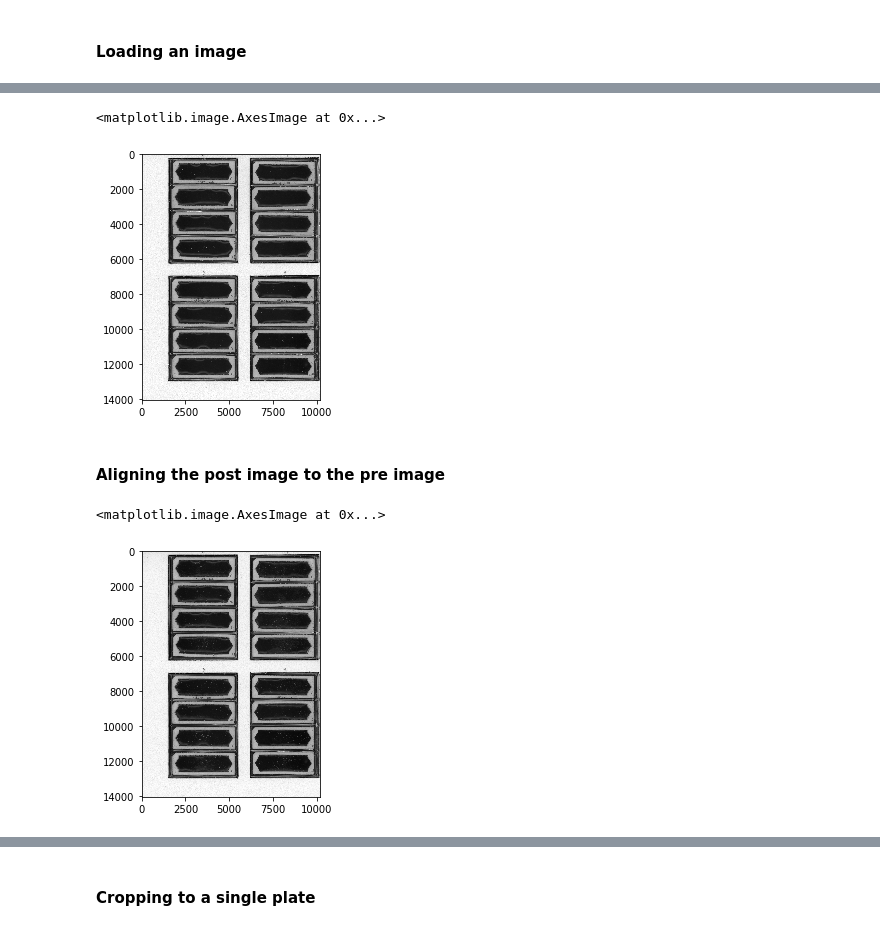
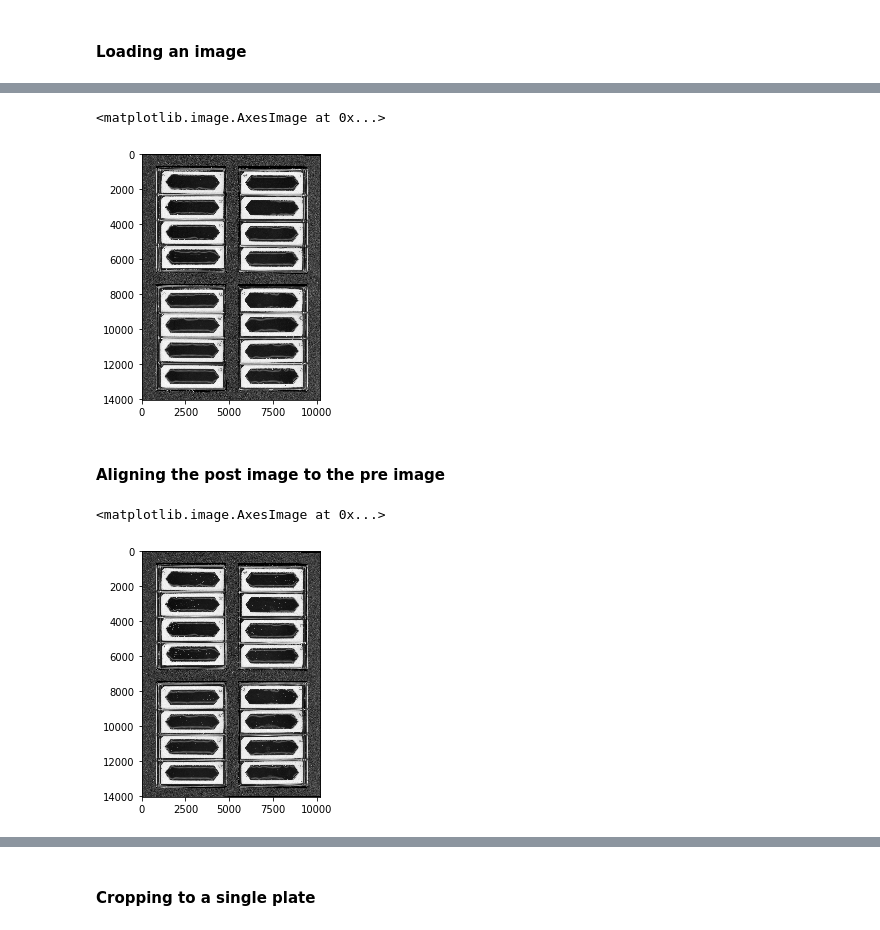
Before and after one commit to Neuroplant-Resources/Neuroplant-OWL, a Jupyter notebook: Image Analysis Adaptive Thresholding.ipynb, the cells around one changed output, grey strips where cells are left out. Saved outputs shown, nothing was run; the diff lists cells and outputs as text; code cells hidden in the pictures.

```diff
--- a/Image Analysis Adaptive Thresholding.ipynb
+++ b/Image Analysis Adaptive Thresholding.ipynb
@@ -72,12 +87,12 @@ batch_metadata.head()
 # %% [markdown]
 ### Load Images
 # %%
-def load_image_data(data_location, prefix, suffix):
+def load_image_data(data_location, prefix, plate_id):
 
-    pre_file = data_location.joinpath(prefix + '_pre' + suffix + '.tif')
+    pre_file = data_location.joinpath(prefix + '_pre' + plate_id + '.tif')
     pre_image = skimage.io.imread(pre_file)
 
-    fin_file = data_location.joinpath(prefix + '_fin' + suffix + '.tif' )
+    fin_file = data_location.joinpath(prefix + '_fin' + plate_id + '.tif' )
     fin_image = skimage.io.imread(fin_file)
 
     return pre_image, fin_image
@@ -520,16 +679,18 @@ Array([[[130, 119,  99],
+# %%
+image_location = pathlib.Path('/Users/emilyfryer/Documents/Current_analysis/Images')
 # %%
 
-prefix = '20200210'
-suffix = '003'
+prefix = '07212020_01'
+suffix = '001'
 
 ## Load the images
 pre_image, fin_image = load_image_data(image_location, prefix, suffix)
 #pre_aligned, h = alignImages(fin_image, pre_image)
 
 io.imshow(pre_image)
 # %% [output]
 <matplotlib.image.AxesImage at 0x...>
-[figure, old version]
+[figure, new version]
 # %% [markdown]
 #### Aligning the post image to the pre image
 # %%
@@ -541,4 +702,4 @@ fin_aligned, h = alignImages(pre_image, fin_image)
 io.imshow(fin_aligned)
 # %% [output]
 <matplotlib.image.AxesImage at 0x...>
-[figure, old version]
+[figure, new version]
```
Also changed, not shown: parts of 20 cells of this notebook.
